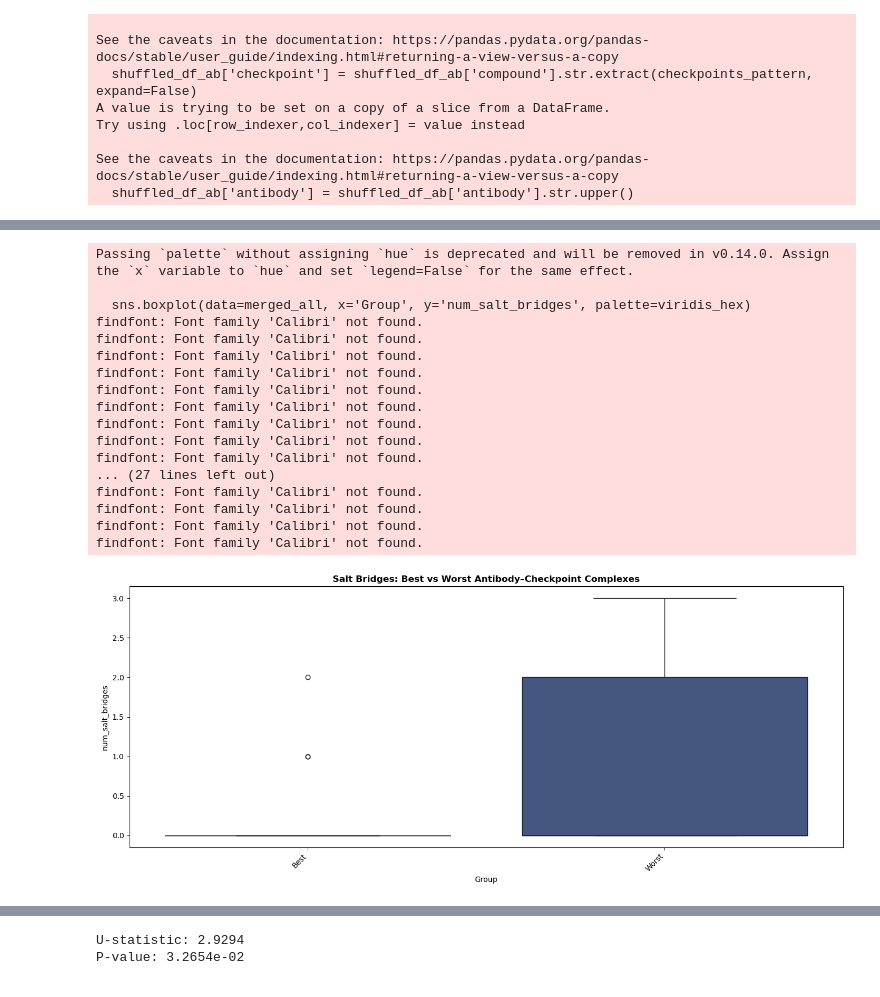
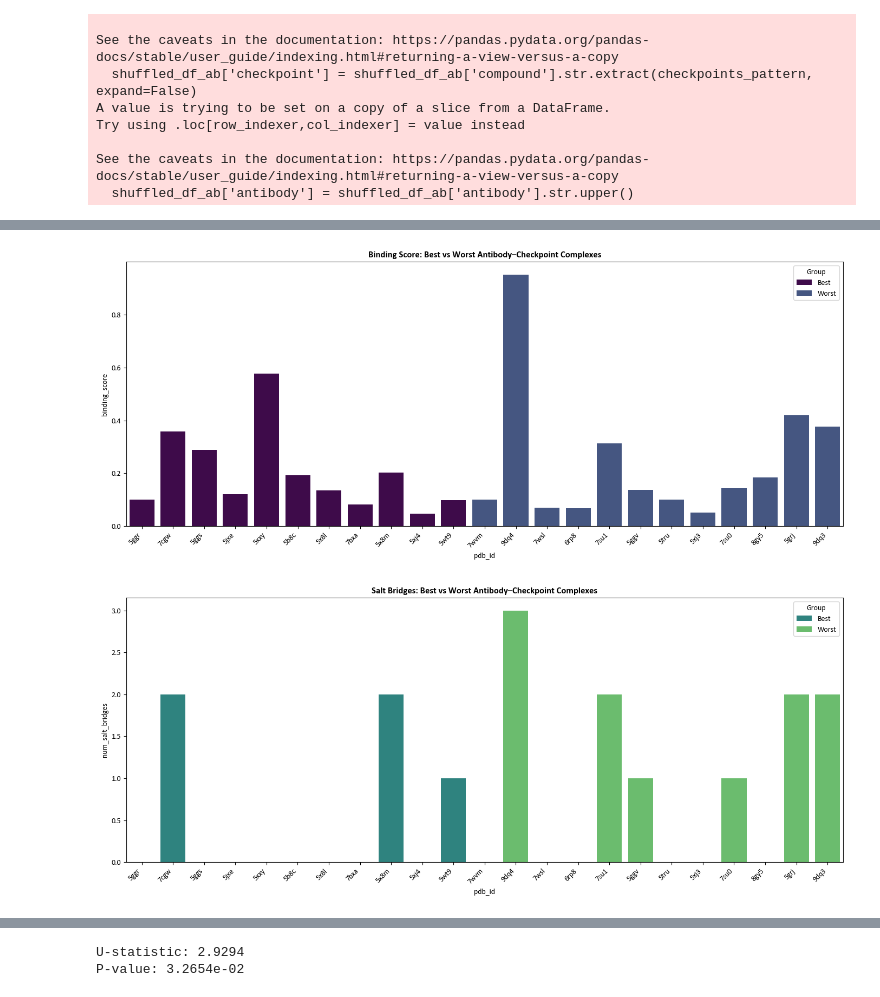
Before and after one commit to datascience-2025-group4/group04-team01, a Jupyter notebook: Clinical_data.ipynb, the cells around one changed output, grey strips where cells are left out. Cells and saved outputs as stored; diff of their text form; code cells hidden in the pictures.

Commit message:
cleanup

```diff
--- a/Clinical_data.ipynb
+++ b/Clinical_data.ipynb
@@ -359,12 +274,11 @@ findfont: Font family 'Calibri' not found.
 # %%
 # Optional: clean duplicates
-merged_all = merged_all.drop_duplicates(subset=['pdb_id', 'num_filtered_hbonds'])
+merged_all = merged_all.drop_duplicates(subset=['pdb_id', 'num_hydrogen_bonds'])
 
 # Barplot — grouped by Group (best/worst)
 plt.figure(figsize=(14, 6))
-#sns.barplot(data=merged_all,
-           # x='pdb_id', y='num_filtered_hbonds', hue='Group', palette=viridis_hex)
-sns.boxplot(data=merged_all, x='Group', y='num_filtered_hbonds', palette=viridis_hex)
+sns.barplot(data=merged_all,
+            x='pdb_id', y='num_hydrogen_bonds', hue='Group', palette=viridis_hex)
 
 plt.xticks(rotation=45, ha='right')
 plt.title('Hydrogen Bonds: Best vs Worst Antibody–Checkpoint Complexes')
@@ -392,62 +289,43 @@ findfont: Font family 'Calibri' not found.
+# %%
+# Optional: clean duplicates
+merged_all = merged_all.drop_duplicates(subset=['pdb_id', 'binding_score'])
+
+# Barplot — grouped by Group (best/worst)
+plt.figure(figsize=(14, 6))
+sns.barplot(data=merged_all,
+            x='pdb_id', y='binding_score', hue='Group', palette=viridis_hex)
+
+plt.xticks(rotation=45, ha='right')
+plt.title('Binding Score: Best vs Worst Antibody–Checkpoint Complexes')
+plt.tight_layout()
+plt.show()
+# %% [output]
+[figure, added]
 # %%
 # Optional: clean duplicates
 merged_all = merged_all.drop_duplicates(subset=['pdb_id', 'num_salt_bridges'])
 
 # Barplot — grouped by Group (best/worst)
 plt.figure(figsize=(14, 6))
-sns.boxplot(data=merged_all, x='Group', y='num_salt_bridges', palette=viridis_hex)
-
+sns.barplot(data=merged_all,
+            x='pdb_id', y='num_salt_bridges', hue='Group', palette=viridis_hex[2:4])
 
 plt.xticks(rotation=45, ha='right')
 plt.title('Salt Bridges: Best vs Worst Antibody–Checkpoint Complexes')
 plt.tight_layout()
-# plt.savefig(f'{output_dir}/best_worst_comp_salt_bridges.pdf', bbox_inches = 'tight', dpi = 300)
+plt.savefig(f'{output_dir}/best_worst_comp_salt_bridges.pdf', bbox_inches = 'tight', dpi = 300)
 
-# # ax = plt.gca()  # get current axes
-
-# # # Set all text and spines to white
-# # ax.set_title('Salt Bridges: Best vs Worst Antibody–Checkpoint Complexes', fontsize=14, color='white')
-# # ax.set_xlabel("PDB ID", color='white')
-# # ax.set_ylabel("Number of Salt Bridges", color='white')
-# # ax.tick_params(axis='x', colors='white', rotation=45)
-# # ax.tick_params(axis='y', colors='white')
-
-# # # White border around heatmap
-# # for spine in ax.spines.values():
-# #     spine.set_edgecolor('white')
-
-# # # Set annotation text color inside the heatmap
-# # for text in ax.texts:
-# #     text.set_color('white')
-
-# plt.savefig(
-#    f'{output_dir}/best_worst_comp_salt_bridges.png',
-#     dpi=300,
-#     bbox_inches='tight',
-#     transparent=True
-# )
+plt.savefig(
+   f'{output_dir}/best_worst_comp_salt_bridges.png',
+    dpi=300,
+    bbox_inches='tight',
+    transparent=True
+)
 
 
 plt.show()
 # %% [output]
-Passing `palette` without assigning `hue` is deprecated and will be removed in v0.14.0. Assign the `x` variable to `hue` and set `legend=False` for the same effect.
-
-  sns.boxplot(data=merged_all, x='Group', y='num_salt_bridges', palette=viridis_hex)
-findfont: Font family 'Calibri' not found.
-findfont: Font family 'Calibri' not found.
-findfont: Font family 'Calibri' not found.
-findfont: Font family 'Calibri' not found.
-findfont: Font family 'Calibri' not found.
-findfont: Font family 'Calibri' not found.
-findfont: Font family 'Calibri' not found.
-findfont: Font family 'Calibri' not found.
-findfont: Font family 'Calibri' not found.
-... (27 lines left out)
-findfont: Font family 'Calibri' not found.
-findfont: Font family 'Calibri' not found.
-findfont: Font family 'Calibri' not found.
-findfont: Font family 'Calibri' not found.
-[figure, old version]
+[figure, new version]
 # %%
 # Subset the groups
 best = merged_all[merged_all['Group'] == 'Best']['num_salt_bridges']
```
Also changed, not shown: parts of 15 cells of this notebook, 2 other files.
